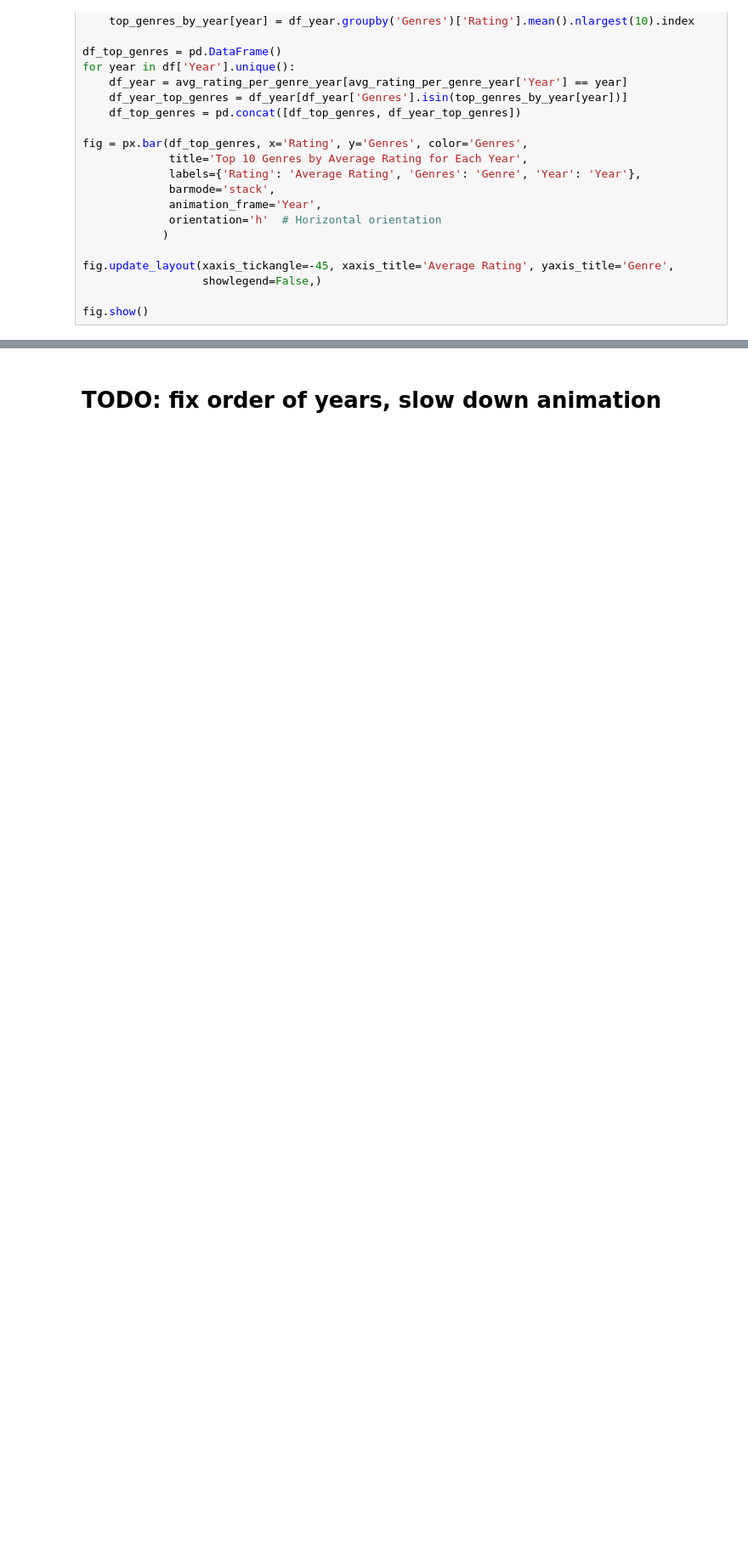
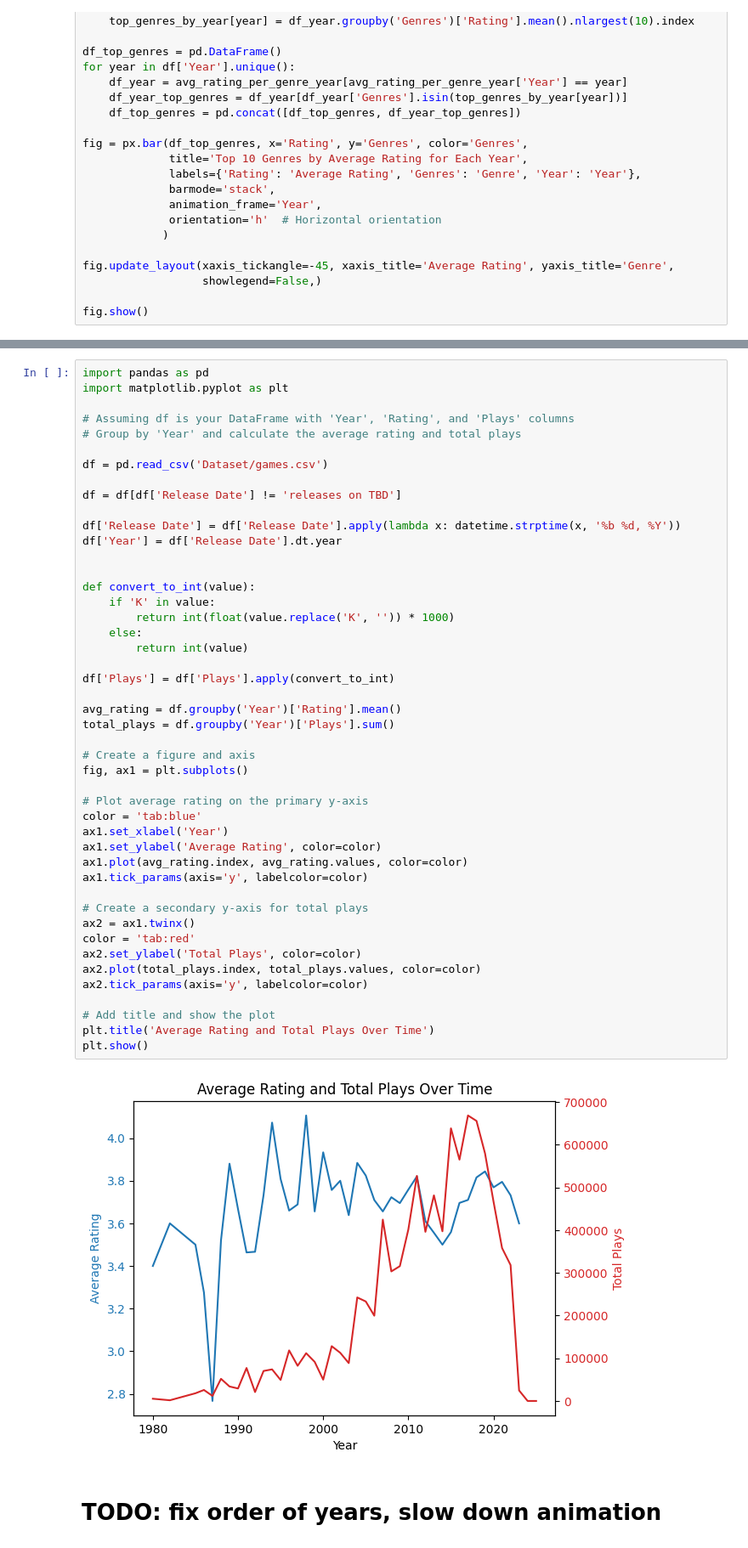
Before and after one commit to hunterdih/IGNGameRecommendation, a Jupyter notebook: games_exploded.ipynb, the cells around one changed output, grey strips where cells are left out. Shown at 85% size. Drawn from its saved outputs; the diff is of its cells as text; blank space fills up the shorter version.

Commit message:
Struggling with retrieving teams, but added new plots

```diff
--- a/games_exploded.ipynb
+++ b/games_exploded.ipynb
@@ -495,2 +557,50 @@ fig.show()
+# %%
+import pandas as pd
+import matplotlib.pyplot as plt
+
+# Assuming df is your DataFrame with 'Year', 'Rating', and 'Plays' columns
+# Group by 'Year' and calculate the average rating and total plays
+
+df = pd.read_csv('Dataset/games.csv')
+
+df = df[df['Release Date'] != 'releases on TBD']
+
+df['Release Date'] = df['Release Date'].apply(lambda x: datetime.strptime(x, '%b %d, %Y'))
+df['Year'] = df['Release Date'].dt.year
+
+
+def convert_to_int(value):
+    if 'K' in value:
+        return int(float(value.replace('K', '')) * 1000)
+    else:
+        return int(value)
+
+df['Plays'] = df['Plays'].apply(convert_to_int)
+
+avg_rating = df.groupby('Year')['Rating'].mean()
+total_plays = df.groupby('Year')['Plays'].sum()
+
+# Create a figure and axis
+fig, ax1 = plt.subplots()
+
+# Plot average rating on the primary y-axis
+color = 'tab:blue'
+ax1.set_xlabel('Year')
+ax1.set_ylabel('Average Rating', color=color)
+ax1.plot(avg_rating.index, avg_rating.values, color=color)
+ax1.tick_params(axis='y', labelcolor=color)
+
+# Create a secondary y-axis for total plays
+ax2 = ax1.twinx()
+color = 'tab:red'
+ax2.set_ylabel('Total Plays', color=color)
+ax2.plot(total_plays.index, total_plays.values, color=color)
+ax2.tick_params(axis='y', labelcolor=color)
+
+# Add title and show the plot
+plt.title('Average Rating and Total Plays Over Time')
+plt.show()
+# %% [output]
+[figure, added]
 # %% [markdown]
 # TODO: fix order of years, slow down animation
```
Also changed, not shown: parts of 7 cells of this notebook.
